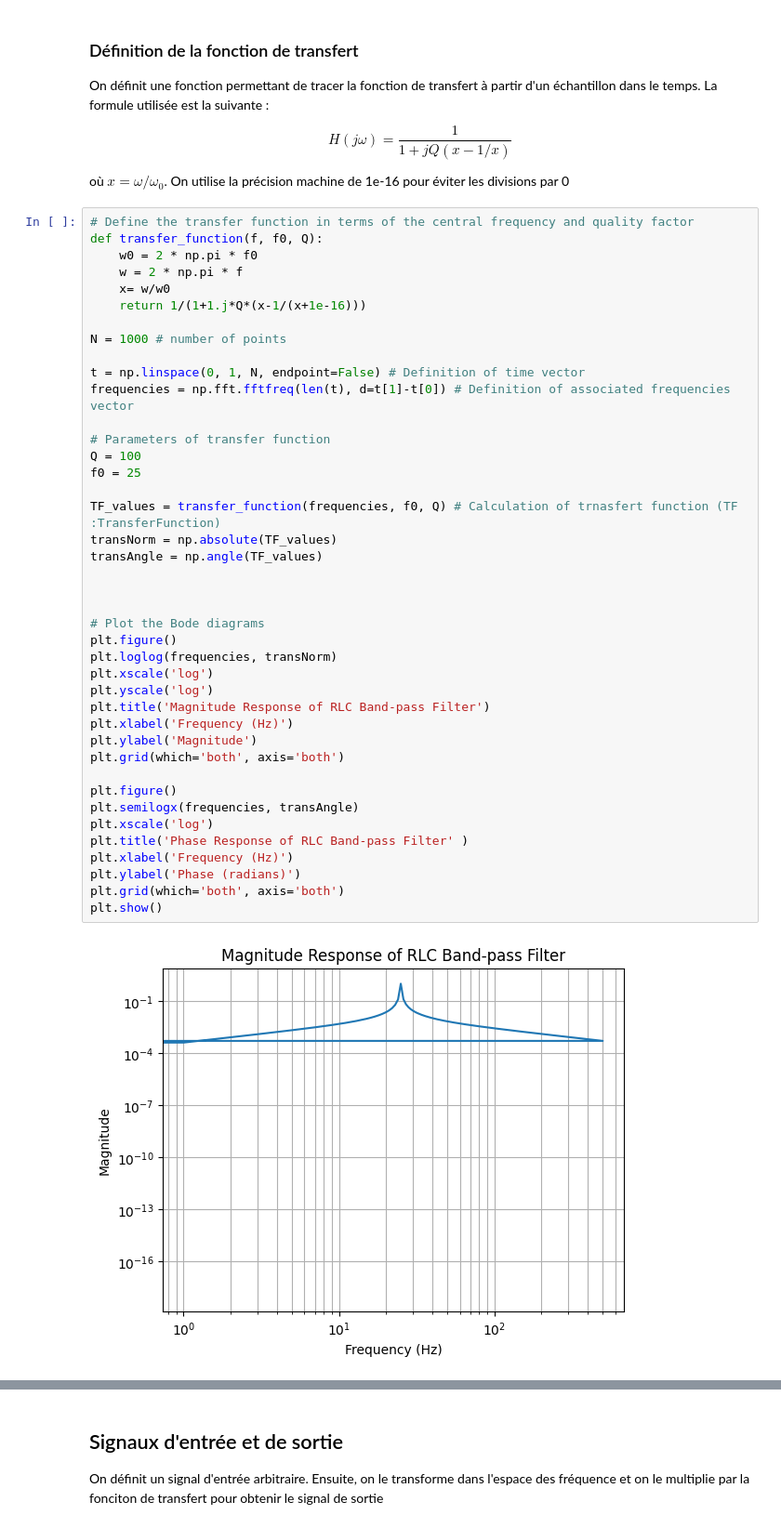
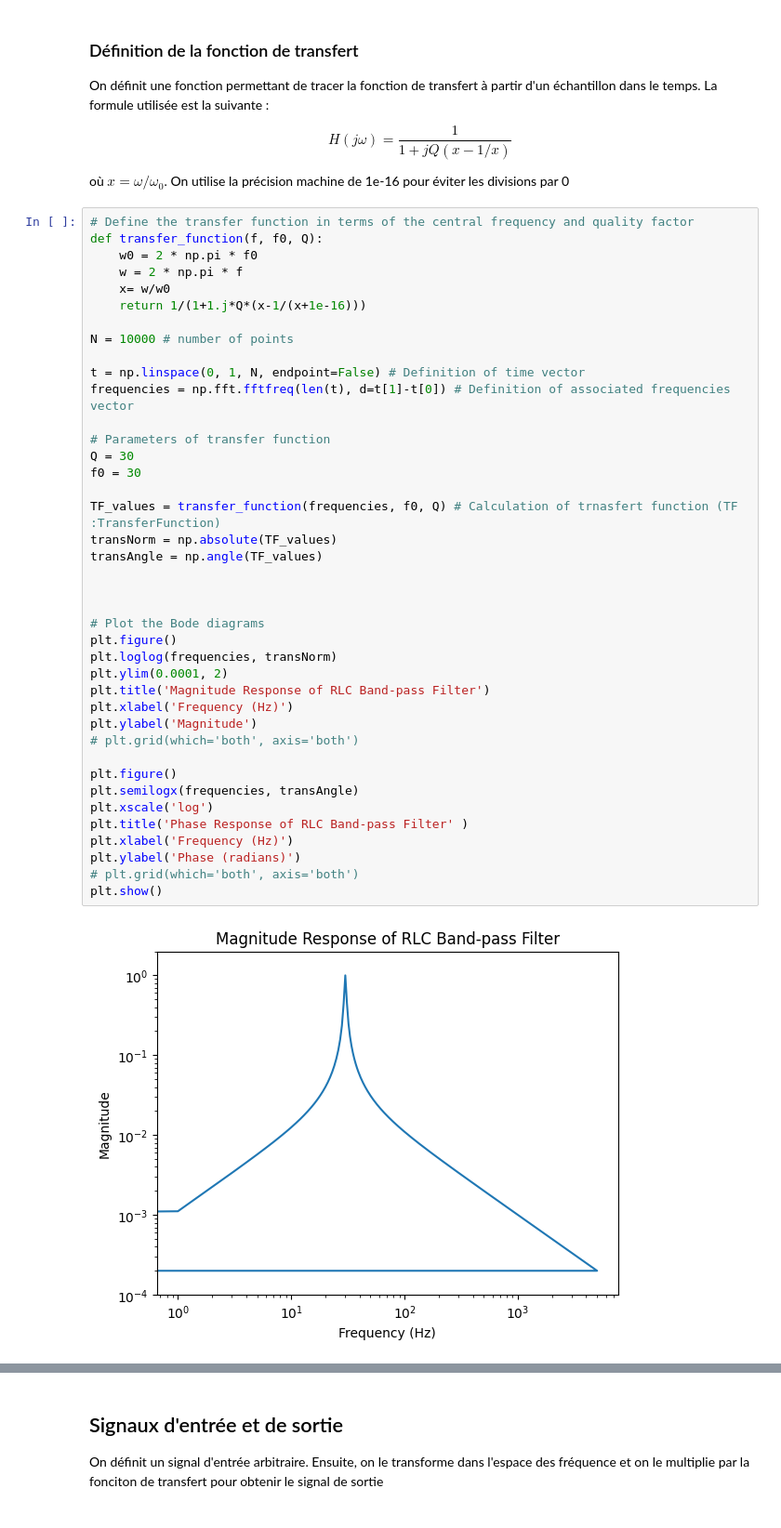
Before and after one commit to francisbpolymtl/TechExEquipe1, a Jupyter notebook: Mandat2/Simulations/plotSignals.ipynb, the cells around one changed output, grey strips where cells are left out. Shown: that part at 93% size. Drawn from its saved outputs; the diff is of its cells as text.

```diff
--- a/Mandat2/Simulations/plotSignals.ipynb
+++ b/Mandat2/Simulations/plotSignals.ipynb
@@ -30,38 +31,37 @@ def transfer_function(f, f0, Q):
     x= w/w0
     return 1/(1+1.j*Q*(x-1/(x+1e-16)))
 
-N = 1000 # number of points
+N = 10000 # number of points
 
 t = np.linspace(0, 1, N, endpoint=False) # Definition of time vector
 frequencies = np.fft.fftfreq(len(t), d=t[1]-t[0]) # Definition of associated frequencies vector
 
 # Parameters of transfer function
-Q = 100
-f0 = 25
+Q = 30
+f0 = 30
 
 TF_values = transfer_function(frequencies, f0, Q) # Calculation of trnasfert function (TF :TransferFunction)
 transNorm = np.absolute(TF_values)
 transAngle = np.angle(TF_values)
 
 
 
 # Plot the Bode diagrams
 plt.figure()
 plt.loglog(frequencies, transNorm)
-plt.xscale('log')
-plt.yscale('log')
+plt.ylim(0.0001, 2)
 plt.title('Magnitude Response of RLC Band-pass Filter')
 plt.xlabel('Frequency (Hz)')
 plt.ylabel('Magnitude')
-plt.grid(which='both', axis='both')
+# plt.grid(which='both', axis='both')
 
 plt.figure()
 plt.semilogx(frequencies, transAngle)
 plt.xscale('log')
 plt.title('Phase Response of RLC Band-pass Filter' )
 plt.xlabel('Frequency (Hz)')
 plt.ylabel('Phase (radians)')
-plt.grid(which='both', axis='both')
+# plt.grid(which='both', axis='both')
 plt.show()
 # %% [output]
-[figure, old version]
+[figure, new version]
```
Also changed, not shown: parts of 5 cells of this notebook, 2 other files.
